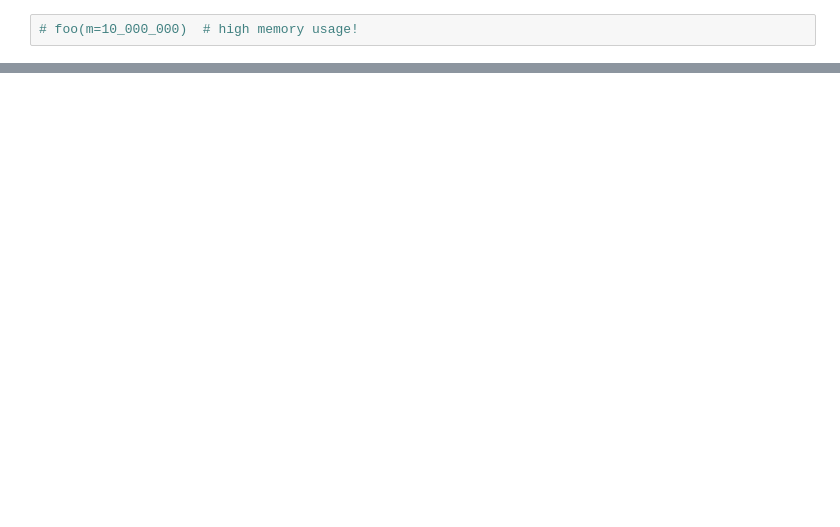
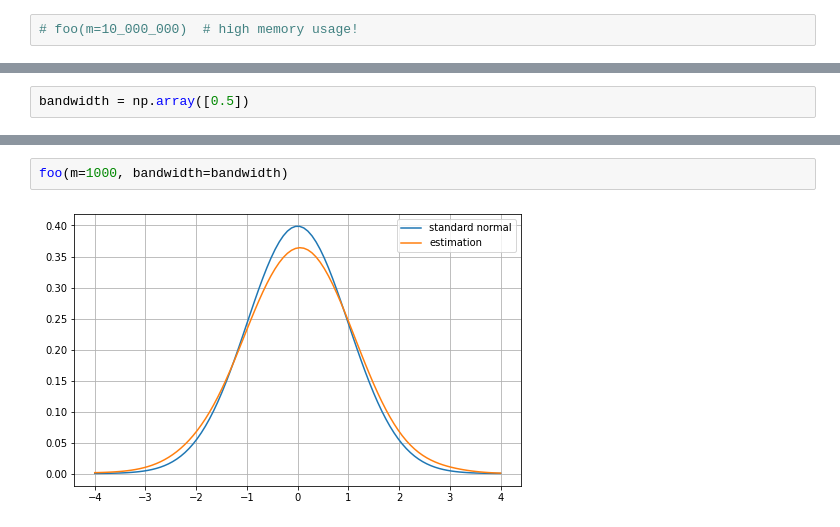
Before and after one commit to krystianfranus/kde-learn, a Jupyter notebook: notebooks/kde.ipynb, the cells around one changed output, grey strips where cells are left out. Saved outputs shown, nothing was run; the diff lists cells and outputs as text; blank space fills up the shorter version.

```diff
--- a/notebooks/kde.ipynb
+++ b/notebooks/kde.ipynb
@@ -35,0 +40,2 @@ foo(m=1_000_000)
+# %%
+bandwidth = np.array([0.5])
@@ -35,0 +46,4 @@ foo(m=1_000_000)
+# %%
+foo(m=1000, bandwidth=bandwidth)
+# %% [output]
+[figure, added]
```
Also changed, not shown: parts of 8 cells of this notebook, 5 other files.
